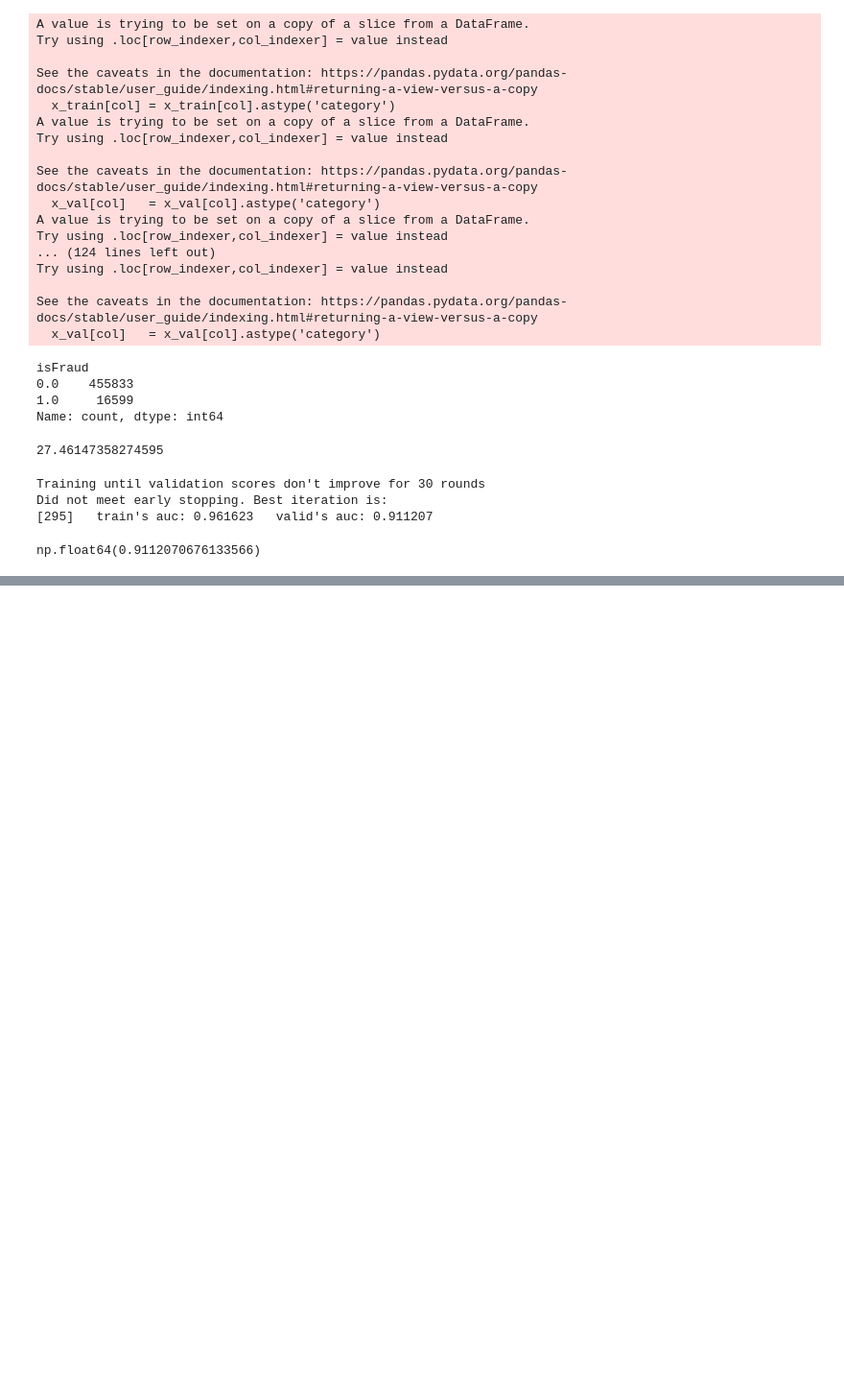
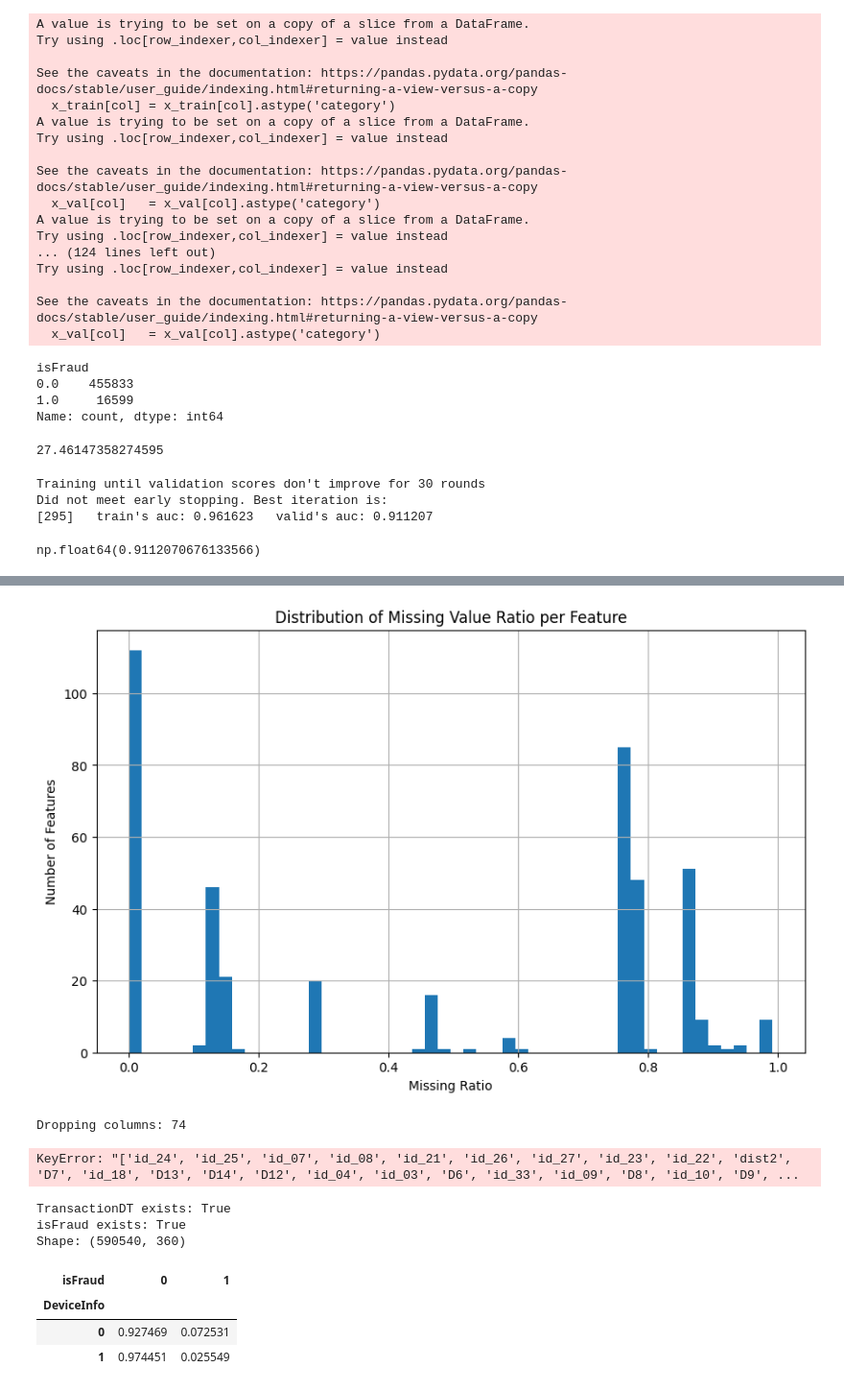
Before and after one commit to rahulkhawashi/IEEE-CIS-Fraud-Detection, a Jupyter notebook: ieee_cis_fraud_detection.ipynb, the cells around one changed output, grey strips where cells are left out. Shown at 96% size. Saved outputs shown, nothing was run; the diff lists cells and outputs as text; code cells hidden in the pictures; blank space fills up the shorter version.

```diff
--- a/ieee_cis_fraud_detection.ipynb
+++ b/ieee_cis_fraud_detection.ipynb
@@ -398,0 +495,8 @@ np.float64(0.9112070676133566)
+# %%
+import pandas as pd
+
+train_trx = pd.read_csv("drive/MyDrive/CIS Fraud Detection/train_transaction.csv")
+train_id  = pd.read_csv("drive/MyDrive/CIS Fraud Detection/train_identity.csv")
+
+print(train_trx.shape)
+print(train_id.shape)
@@ -398,0 +506,4 @@ np.float64(0.9112070676133566)
+# %%
+train = train_trx.merge(train_id, how="left", on="TransactionID")
+
+print("After merge shape:", train.shape)
@@ -398,0 +512,3 @@ np.float64(0.9112070676133566)
+# %%
+# Sort by Time
+train = train.sort_values("TransactionDT")
@@ -398,0 +525,7 @@ np.float64(0.9112070676133566)
+# %%
+import pandas as pd
+import numpy as np
+
+missing = train.isnull().mean().sort_values(ascending=False)
+
+missing.head(20)
@@ -398,0 +551,39 @@ np.float64(0.9112070676133566)
+# %%
+import matplotlib.pyplot as plt
+
+plt.figure(figsize=(10,6))
+missing.hist(bins=50)
+plt.title("Distribution of Missing Value Ratio per Feature")
+plt.xlabel("Missing Ratio")
+plt.ylabel("Number of Features")
+plt.show()
+# %% [output]
+[figure, added]
+# %%
+missing_threshold = 0.85
+
+cols_to_drop = missing[missing > missing_threshold].index
+
+print("Dropping columns:", len(cols_to_drop))
+
+train = train.drop(columns=cols_to_drop)
+# %% [output]
+Dropping columns: 74
+KeyError: "['id_24', 'id_25', 'id_07', 'id_08', 'id_21', 'id_26', 'id_27', 'id_23', 'id_22', 'dist2', 'D7', 'id_18', 'D13', 'D14', 'D12', 'id_04', 'id_03', 'D6', 'id_33', 'id_09', 'D8', 'id_10', 'D9', ...
+# %%
+print("TransactionDT exists:", "TransactionDT" in train.columns)
+print("isFraud exists:", "isFraud" in train.columns)
+print("Shape:", train.shape)
+# %% [output]
+TransactionDT exists: True
+isFraud exists: True
+Shape: (590540, 360)
+# %%
+missing_indicator = train['DeviceInfo'].isnull().astype(int)
+
+pd.crosstab(missing_indicator, train['isFraud'], normalize='index')
+# %% [output]
+| isFraud | 0 | 1 |
+| DeviceInfo |  |  |
+| 0 | 0.927469 | 0.072531 |
+| 1 | 0.974451 | 0.025549 |
```
Also changed, not shown: parts of 33 cells of this notebook.
